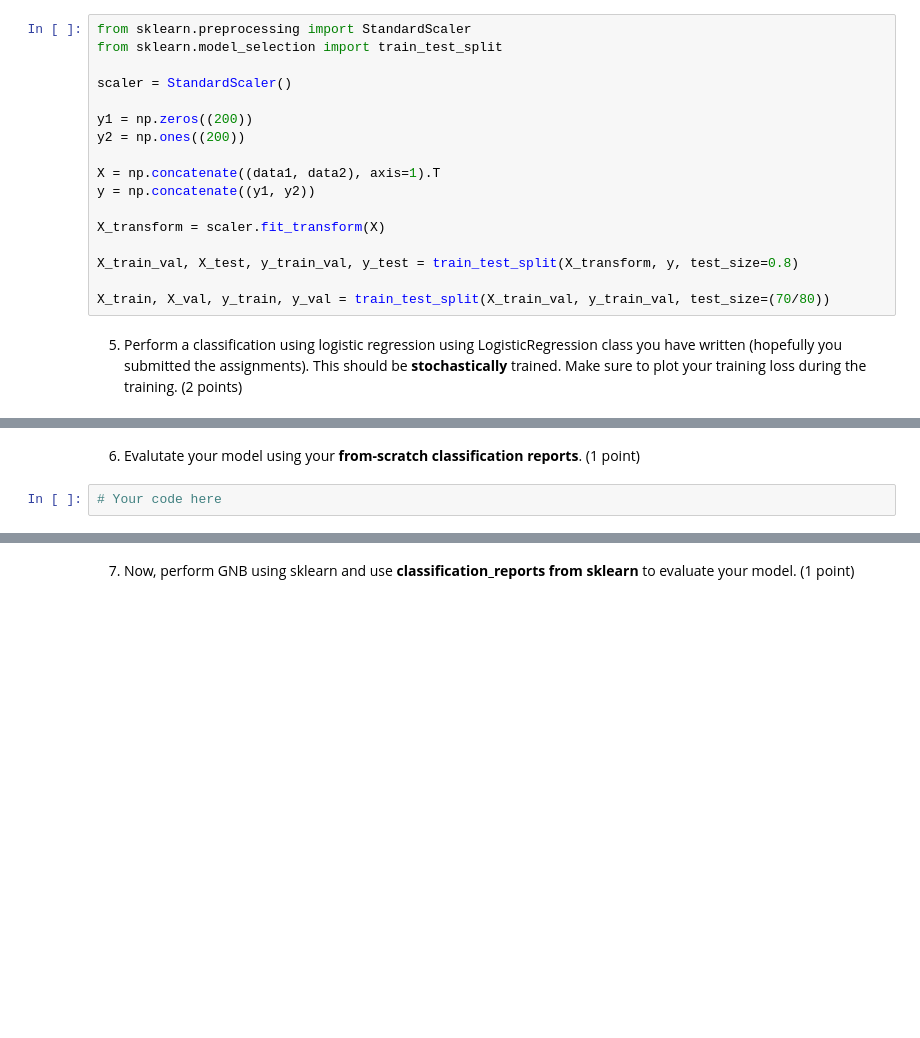
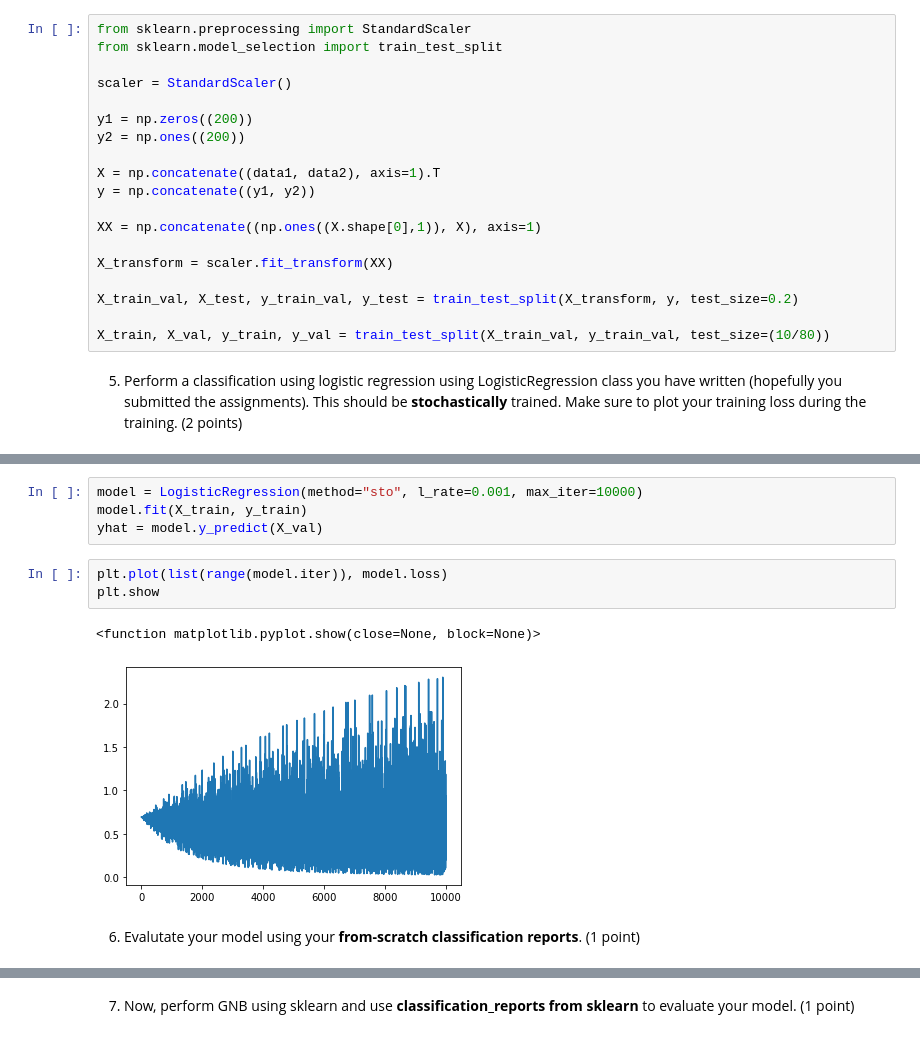
Before and after one commit to Thetang-145/Python-for-DS-AI, a Jupyter notebook: Lectures/02-MLScratch/Quiz/Quiz2_coding.ipynb, the cells around one changed output, grey strips where cells are left out. Cells and saved outputs as stored; diff of their text form; blank space fills up the shorter version.

```diff
--- a/Lectures/02-MLScratch/Quiz/Quiz2_coding.ipynb
+++ b/Lectures/02-MLScratch/Quiz/Quiz2_coding.ipynb
@@ -41,10 +41,12 @@ y2 = np.ones((200))
 X = np.concatenate((data1, data2), axis=1).T
 y = np.concatenate((y1, y2))
 
-X_transform = scaler.fit_transform(X)
+XX = np.concatenate((np.ones((X.shape[0],1)), X), axis=1)
 
-X_train_val, X_test, y_train_val, y_test = train_test_split(X_transform, y, test_size=0.8)
+X_transform = scaler.fit_transform(XX)
 
-X_train, X_val, y_train, y_val = train_test_split(X_train_val, y_train_val, test_size=(70/80))
+X_train_val, X_test, y_train_val, y_test = train_test_split(X_transform, y, test_size=0.2)
+
+X_train, X_val, y_train, y_val = train_test_split(X_train_val, y_train_val, test_size=(10/80))
 # %% [markdown]
 5. Perform a classification using logistic regression using LogisticRegression class you have written (hopefully you submitted the assignments). This should be **stochastically** trained. Make sure to plot your training loss during the training. (2 points)
@@ -51,4 +115,12 @@ X_train, X_val, y_train, y_val = train_test_split(X_train_val, y_train_val, test
+# %%
+model = LogisticRegression(method="sto", l_rate=0.001, max_iter=10000)
+model.fit(X_train, y_train)
+yhat = model.y_predict(X_val)
+# %%
+plt.plot(list(range(model.iter)), model.loss)
+plt.show
+# %% [output]
+<function matplotlib.pyplot.show(close=None, block=None)>
+[figure, added]
 # %% [markdown]
 6. Evalutate your model using your **from-scratch classification reports**. (1 point)
-# %%
-# Your code here
```
Also changed, not shown: parts of 8 cells of this notebook, 2 other files.
